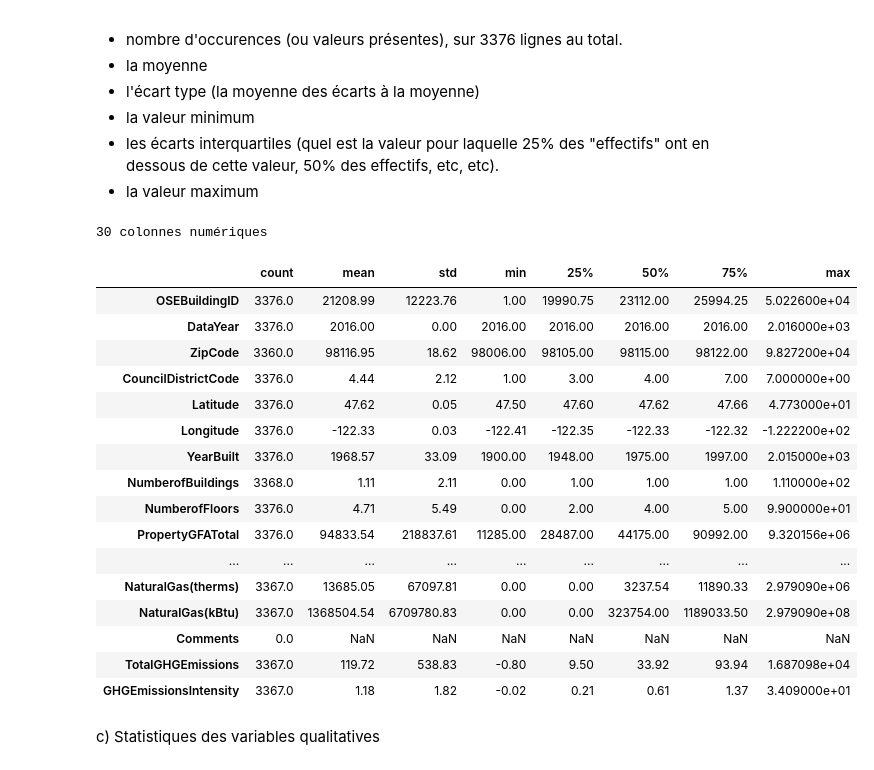
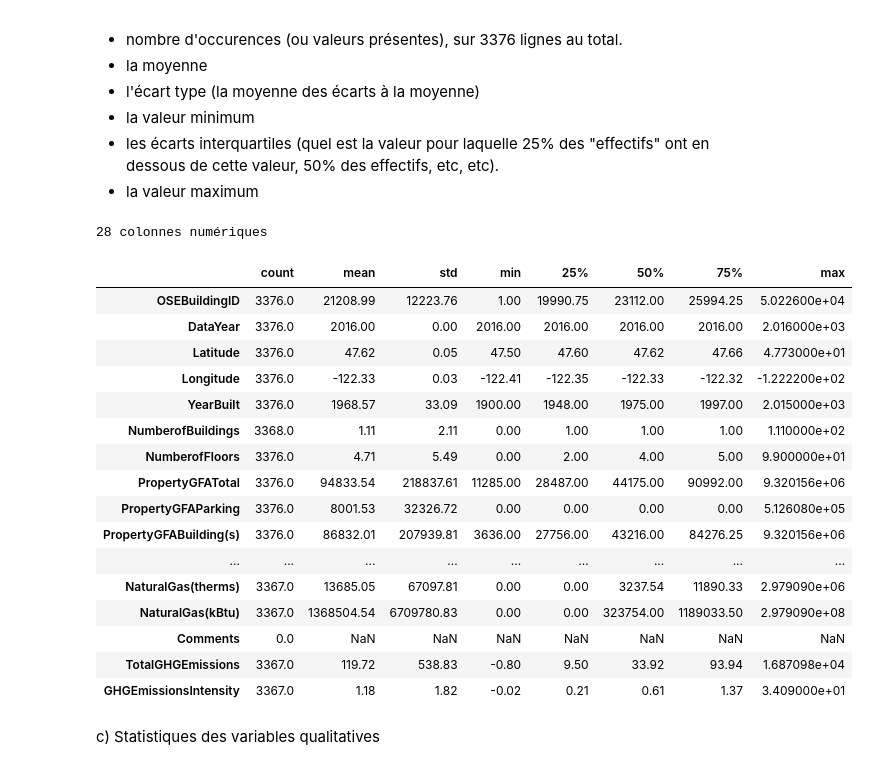
Before and after one commit to AxelFB1992/projet6, a Jupyter notebook: template_modelisation_supervisee.ipynb, the cells around one changed output. Drawn from its saved outputs; the diff is of its cells as text; code cells hidden in the pictures.

```diff
--- a/template_modelisation_supervisee.ipynb
+++ b/template_modelisation_supervisee.ipynb
@@ -136,25 +136,27 @@ On donnera les éléments principales de ces variables grâce à la fonction des
 # %%
 # ============================================================
 # DESCRIPTION DES VARIABLES QUANTITATIVES
 # ============================================================
 
 cols_quantitatives = building_consumption.select_dtypes(include=['number']).columns.tolist()
+cols_quantitatives.remove("ZipCode")
+cols_quantitatives.remove("CouncilDistrictCode")
 print(f"{len(cols_quantitatives)} colonnes numériques\n")
 
 building_consumption[cols_quantitatives].describe().T.round(2)
 # %% [output]
-30 colonnes numériques
+28 colonnes numériques
 |  | count | mean | std | min | 25% | 50% | 75% | max |
 | OSEBuildingID | 3376.0 | 21208.99 | 12223.76 | 1.00 | 19990.75 | 23112.00 | 25994.25 | 5.022600e+04 |
 | DataYear | 3376.0 | 2016.00 | 0.00 | 2016.00 | 2016.00 | 2016.00 | 2016.00 | 2.016000e+03 |
-| ZipCode | 3360.0 | 98116.95 | 18.62 | 98006.00 | 98105.00 | 98115.00 | 98122.00 | 9.827200e+04 |
-| CouncilDistrictCode | 3376.0 | 4.44 | 2.12 | 1.00 | 3.00 | 4.00 | 7.00 | 7.000000e+00 |
 | Latitude | 3376.0 | 47.62 | 0.05 | 47.50 | 47.60 | 47.62 | 47.66 | 4.773000e+01 |
 | Longitude | 3376.0 | -122.33 | 0.03 | -122.41 | -122.35 | -122.33 | -122.32 | -1.222200e+02 |
 | YearBuilt | 3376.0 | 1968.57 | 33.09 | 1900.00 | 1948.00 | 1975.00 | 1997.00 | 2.015000e+03 |
 | NumberofBuildings | 3368.0 | 1.11 | 2.11 | 0.00 | 1.00 | 1.00 | 1.00 | 1.110000e+02 |
 | NumberofFloors | 3376.0 | 4.71 | 5.49 | 0.00 | 2.00 | 4.00 | 5.00 | 9.900000e+01 |
 | PropertyGFATotal | 3376.0 | 94833.54 | 218837.61 | 11285.00 | 28487.00 | 44175.00 | 90992.00 | 9.320156e+06 |
+| PropertyGFAParking | 3376.0 | 8001.53 | 32326.72 | 0.00 | 0.00 | 0.00 | 0.00 | 5.126080e+05 |
+| PropertyGFABuilding(s) | 3376.0 | 86832.01 | 207939.81 | 3636.00 | 27756.00 | 43216.00 | 84276.25 | 9.320156e+06 |
 | ... | ... | ... | ... | ... | ... | ... | ... | ... |
 | NaturalGas(therms) | 3367.0 | 13685.05 | 67097.81 | 0.00 | 0.00 | 3237.54 | 11890.33 | 2.979090e+06 |
 | NaturalGas(kBtu) | 3367.0 | 1368504.54 | 6709780.83 | 0.00 | 0.00 | 323754.00 | 1189033.50 | 2.979090e+08 |
```
Also changed, not shown: parts of 43 cells of this notebook, 1 other file.
